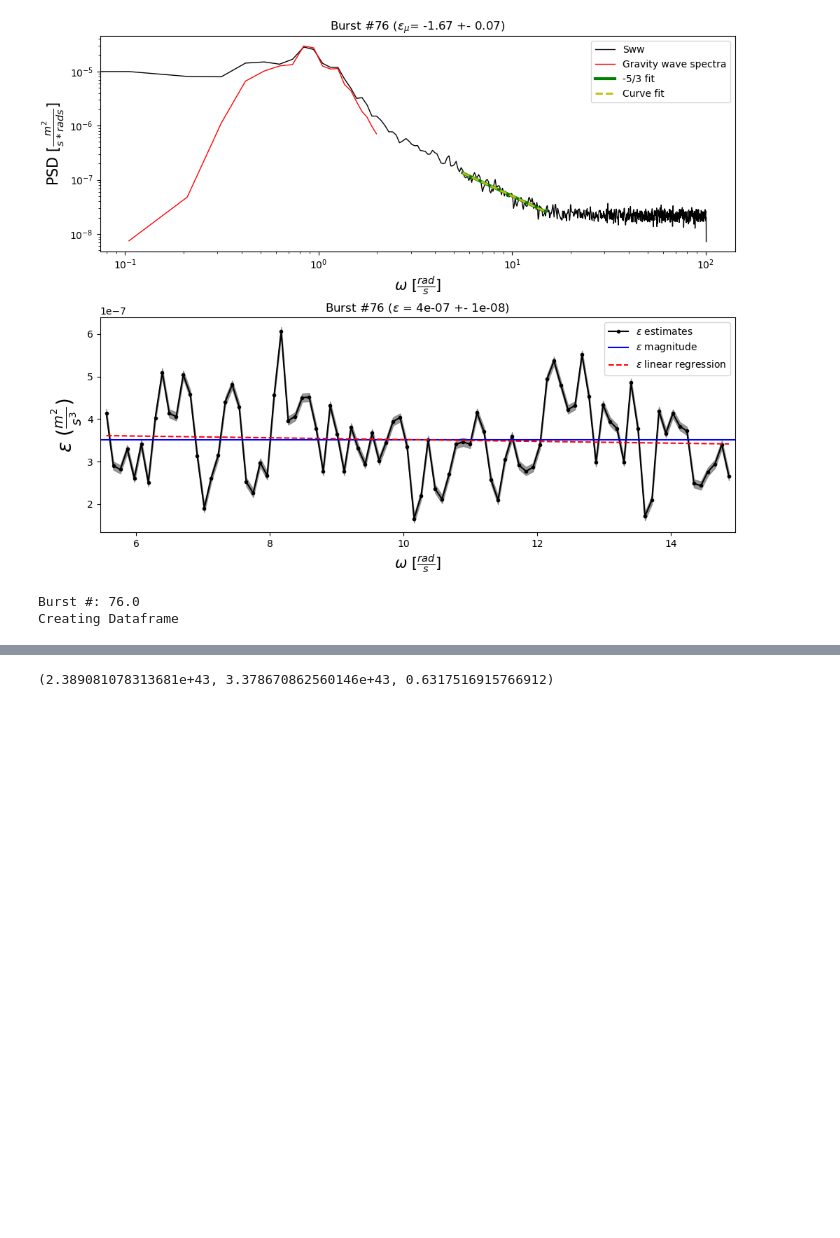
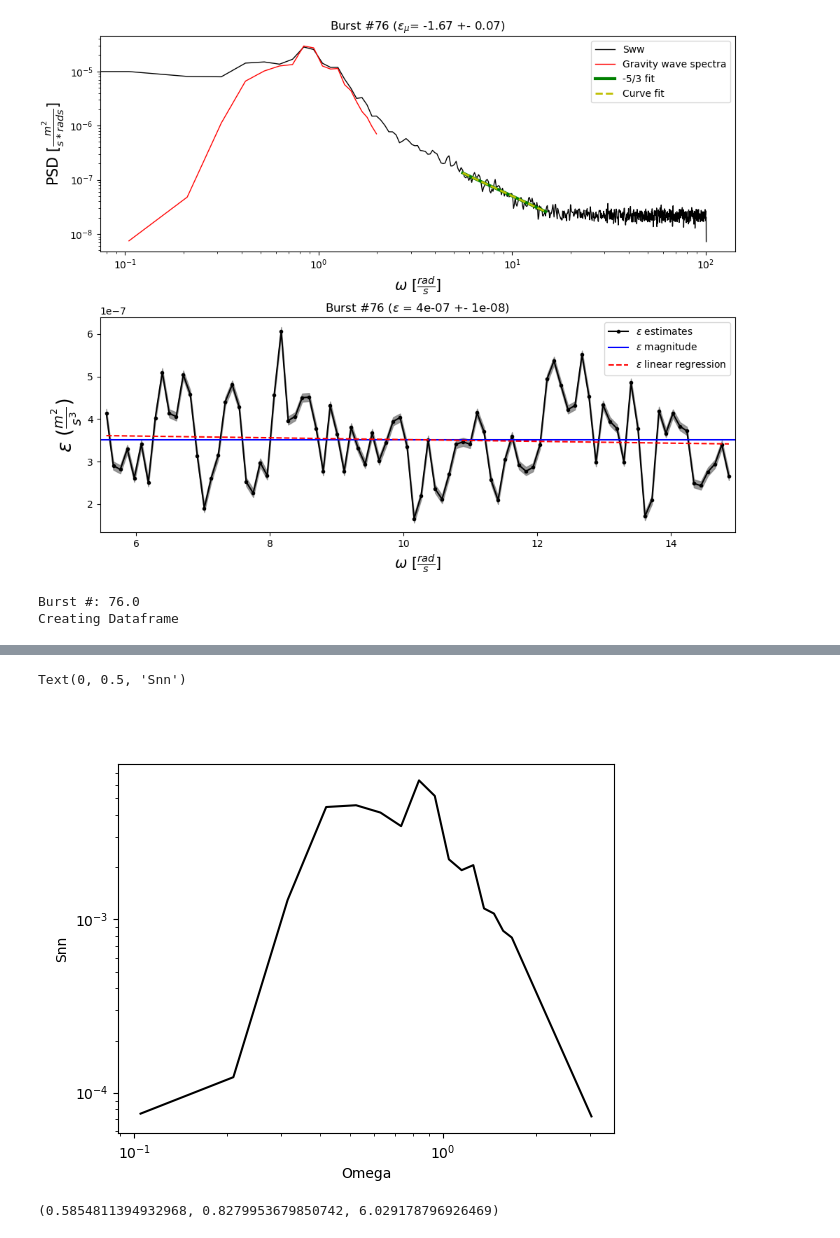
Before and after one commit to lagrady/Kelp-Forest-Hydrodynamics, a Jupyter notebook: notebooks/TD_demo.ipynb, the cells around one changed output, grey strips where cells are left out. Drawn from its saved outputs; the diff is of its cells as text; code cells hidden in the pictures; blank space fills up the shorter version.

```diff
--- a/notebooks/TD_demo.ipynb
+++ b/notebooks/TD_demo.ipynb
@@ -836,6 +870,9 @@ Creating Dataframe
 # %%
 Kp = np.empty(len(k))
 for i in enumerate(k):
-    a = omega[i[0]]/(g*i[1])
-    b = np.cosh(i[1]*(Zp+H))/np.cosh(i[1]*(Zv+H))
-    Kp[i[0]] = (a*b)**2
+    #a = omega[i[0]]/(g*i[1])
+    #b = np.cosh(i[1]*(Zp+H))/np.cosh(i[1]*(Zv+H))
+    Kpz = np.cosh(i[1]*(Zp+H))/np.cosh(i[1]*H)
+    Kp[i[0]] = Kpz**2 #(a*b)**2
+
+S_nu = Sp_raw/Kp
@@ -860,7 +883,23 @@ m2 = np.trapz((omega_nu**2)*S_nu)
+# %%
+model_c = S_nu[fc]/(omega[fc]**-4)
+wave_tail = (omega**-4) * model_c
+omega_nu = omega[1:30]
+S_nu[fc:30] = wave_tail[fc:30]
+plt.figure()
+plt.loglog(omega_nu, S_nu[1:30], '-k')
+#plt.loglog(omega[fc:30], wave_tail[fc:30], '-g')
+plt.xlabel('Omega')
+plt.ylabel('Snn')
+# %% [output]
+Text(0, 0.5, 'Snn')
+[figure, added]
 # %%
+m0 = np.trapz((omega_nu**0)*S_nu[1:30])
+m2 = np.trapz((omega_nu**2)*S_nu[1:30])
+
 Hrms = 2*np.sqrt(2*m0)
 Hs = 4 * np.sqrt(m0)
 T = (2*np.pi) * np.sqrt(m0/m2)
 Hrms, Hs, T
 # %% [output]
-(2.389081078313681e+43, 3.378670862560146e+43, 0.6317516915766912)
+(0.5854811394932968, 0.8279953679850742, 6.029178796926469)
```
Also changed, not shown: parts of 14 cells of this notebook.
